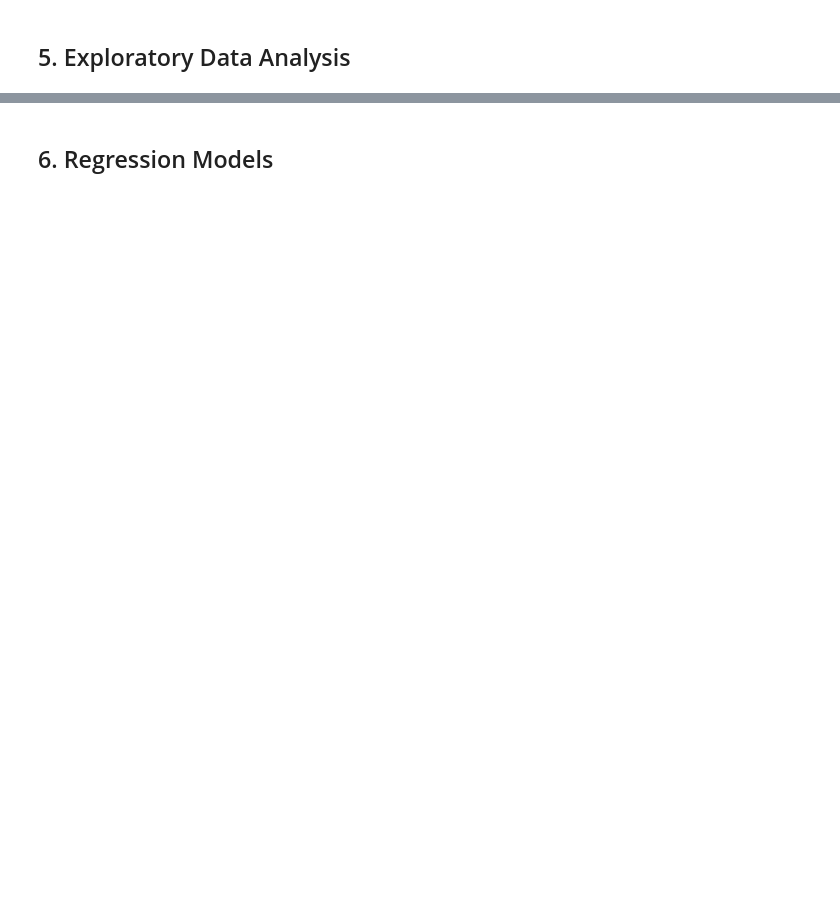
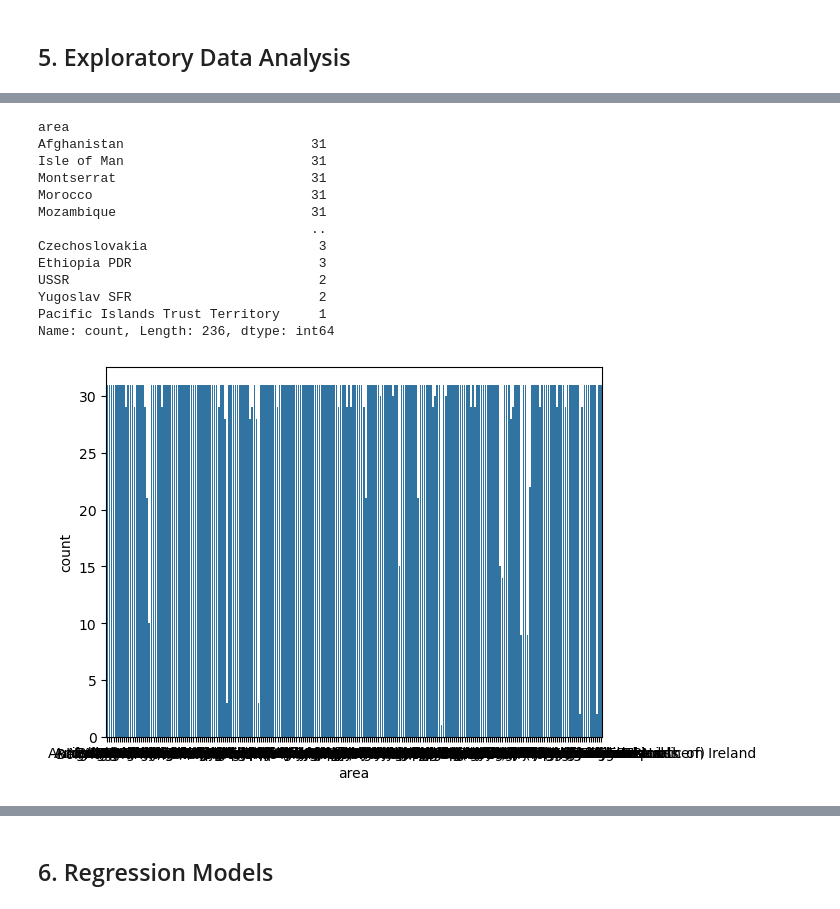
Before and after one commit to glenad/2403-ptds-regression, a Jupyter notebook: Agri_Emissions_Regression.ipynb, the cells around one changed output, grey strips where cells are left out. Saved outputs shown, nothing was run; the diff lists cells and outputs as text; code cells hidden in the pictures; blank space fills up the shorter version.

Commit message:
updated data cleaning and eda on main notebook

```diff
--- a/Agri_Emissions_Regression.ipynb
+++ b/Agri_Emissions_Regression.ipynb
@@ -374,2 +375,5 @@ Checking columns with values == -1
 # %% [markdown]
 ## 5. Exploratory Data Analysis <a class="anchor" id="chapter5"></a>
+# %%
+# load the clean data
+df = pd.read_csv("co2_emissions_cleaned.csv", index_col=False)
@@ -375,0 +422,27 @@ Checking columns with values == -1
+# %%
+# set options to show all rows
+pd.set_option('display.max_rows', 20)
+
+# count unique values in each categorical column
+for col in df.select_dtypes(include='object').columns:
+    print(df[col].value_counts())
+
+# Visualize with bar charts
+for col in df.select_dtypes(include='object').columns:
+    sns.countplot(x=col, data=df)
+    plt.show()
+# %% [output]
+area
+Afghanistan                        31
+Isle of Man                        31
+Montserrat                         31
+Morocco                            31
+Mozambique                         31
+                                   ..
+Czechoslovakia                      3
+Ethiopia PDR                        3
+USSR                                2
+Yugoslav SFR                        2
+Pacific Islands Trust Territory     1
+Name: count, Length: 236, dtype: int64
+[figure, added]
```
Also changed, not shown: parts of 42 cells of this notebook.
